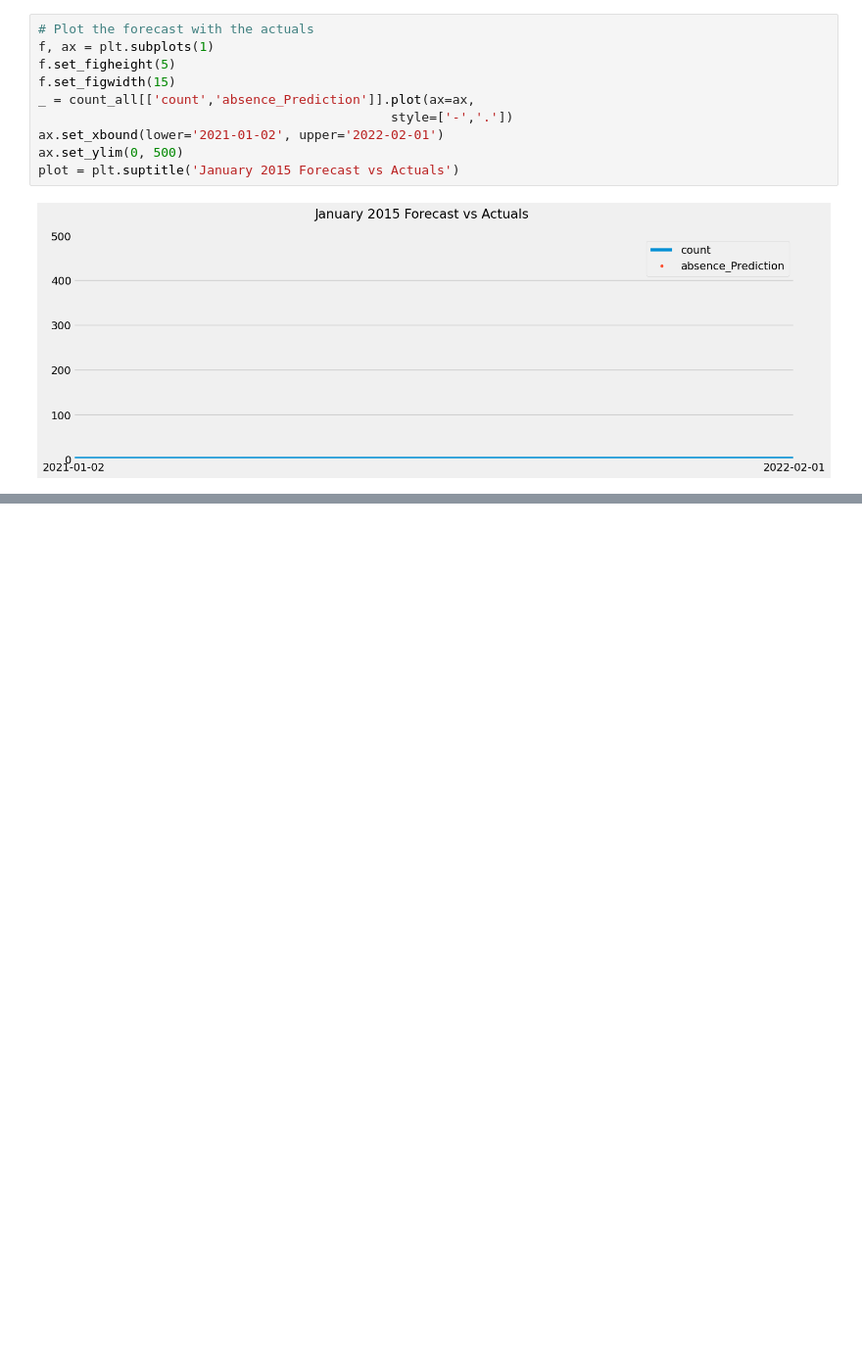
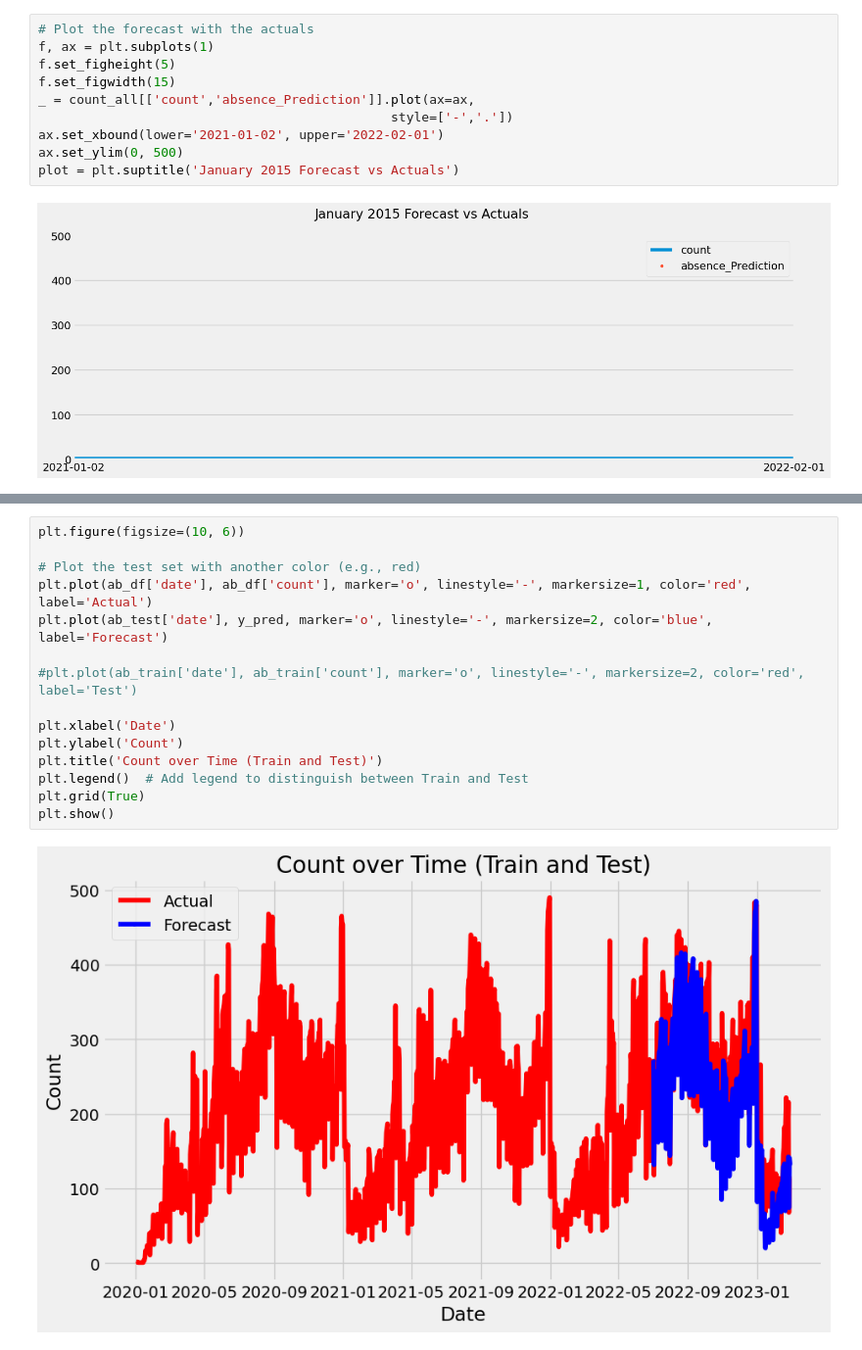
Before and after one commit to SimonUnterlugauer/mainpost_backend, a Jupyter notebook: app/notebooks/Jakob/xgboost.ipynb, the cells around one changed output, grey strips where cells are left out. Shown at 98% size. Saved outputs shown, nothing was run; the diff lists cells and outputs as text; blank space fills up the shorter version.

```diff
--- a/app/notebooks/Jakob/xgboost.ipynb
+++ b/app/notebooks/Jakob/xgboost.ipynb
@@ -194,0 +162,17 @@ plt.show()
+# %%
+plt.figure(figsize=(10, 6))
+
+# Plot the test set with another color (e.g., red)
+plt.plot(ab_df['date'], ab_df['count'], marker='o', linestyle='-', markersize=1, color='red', label='Actual')
+plt.plot(ab_test['date'], y_pred, marker='o', linestyle='-', markersize=2, color='blue', label='Forecast')
+
+#plt.plot(ab_train['date'], ab_train['count'], marker='o', linestyle='-', markersize=2, color='red', label='Test')
+
+plt.xlabel('Date')
+plt.ylabel('Count')
+plt.title('Count over Time (Train and Test)')
+plt.legend()  # Add legend to distinguish between Train and Test
+plt.grid(True)
+plt.show()
+# %% [output]
+[figure, added]
```
Also changed, not shown: parts of 13 cells of this notebook, 2 other files.
